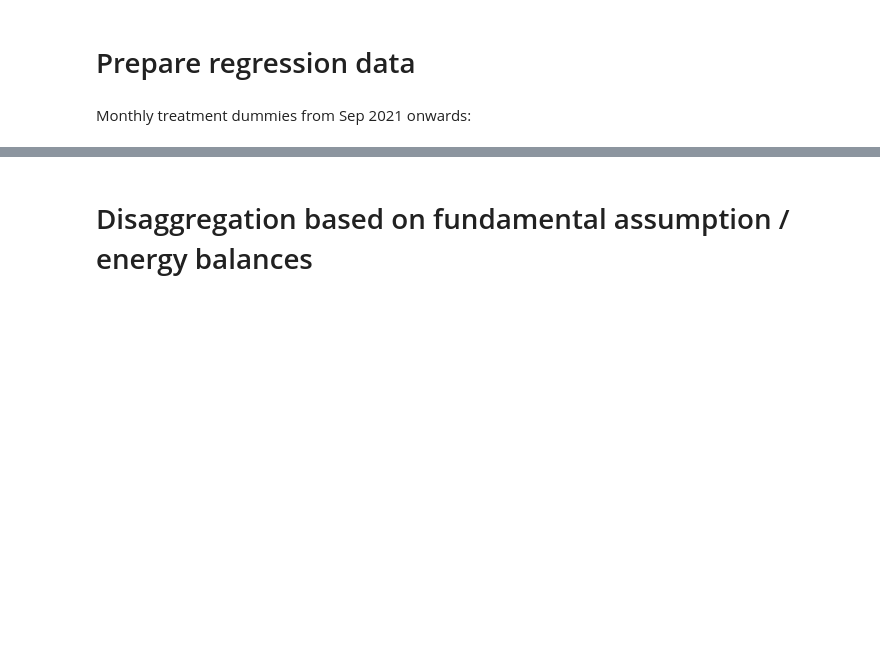
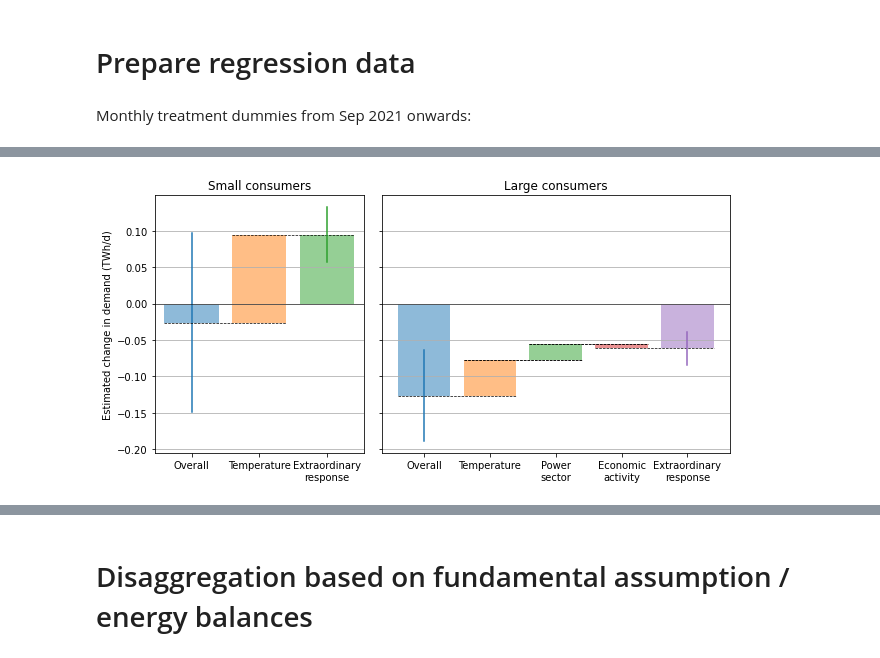
Before and after one commit to oruhnau/energy_demand, a Jupyter notebook: top_down/analysis.ipynb, the cells around one changed output, grey strips where cells are left out. Cells and saved outputs as stored; diff of their text form; code cells hidden in the pictures; blank space fills up the shorter version.

```diff
--- a/top_down/analysis.ipynb
+++ b/top_down/analysis.ipynb
@@ -377,0 +180,12 @@ plt.savefig('rlm.png', dpi=300)
+# %%
+log=False
+fitting_start = "2017-01-01"
+crisis_start = "2021-09-01"
+results = one_dummy()
+
+# secondary axis (% of ind. demand)
+# 366 TWh/y -> https://gas.info/fileadmin/Public/PDF-Download/Faktenblatt-Erdgas.pdf
+
+# control for slp economic activity ()
+# %% [output]
+[figure, added]
```
Also changed, not shown: parts of 64 cells of this notebook.
